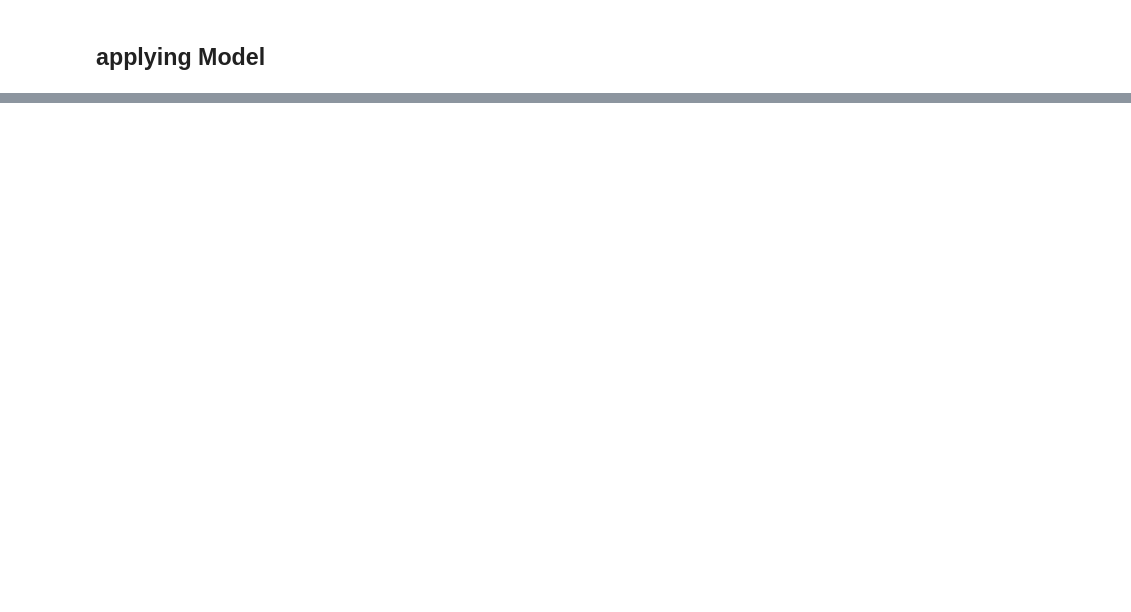
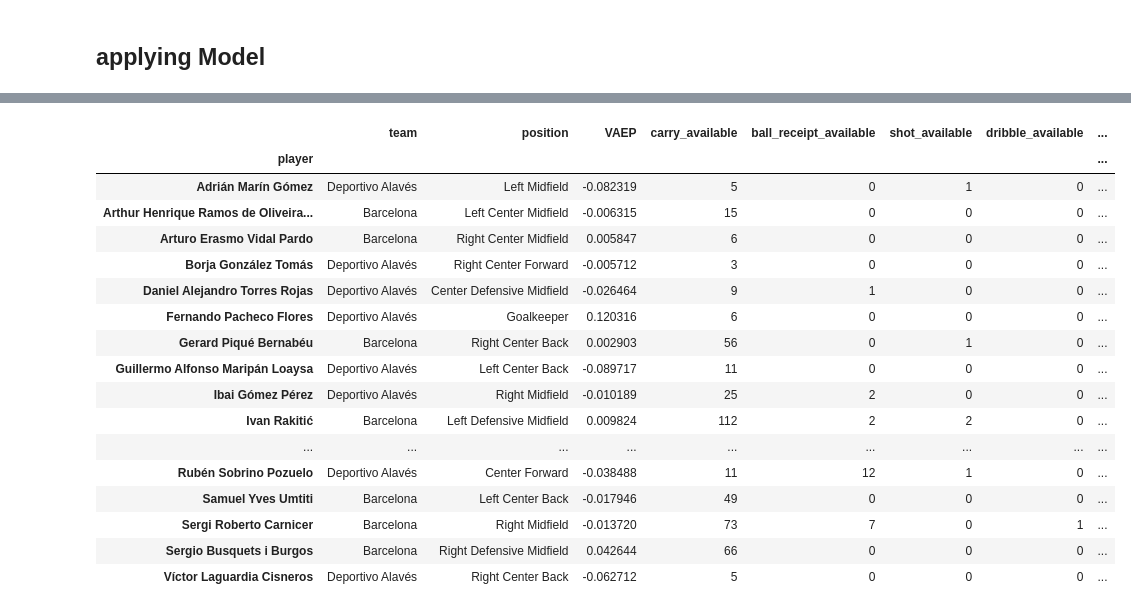
Before and after one commit to AndreTells/projet_RID_TII, a Jupyter notebook: analyse-metric2.ipynb, the cells around one changed output, grey strips where cells are left out. Cells and saved outputs as stored; diff of their text form; code cells hidden in the pictures; blank space fills up the shorter version.

```diff
--- a/analyse-metric2.ipynb
+++ b/analyse-metric2.ipynb
@@ -465,0 +460,3 @@ df3['VAEP'] = df3['delta_P_score'] - df3['delta_P_concede']
+# %%
+df3.info(verbose=True)
+df3['shot_outcome'] = df3['shot_outcome'].apply(lambda x: True if x == 'Goal' else False)
@@ -465,0 +481,26 @@ df3['VAEP'] = df3['delta_P_score'] - df3['delta_P_concede']
+# %%
+player_related = ["team", "player", "position", "VAEP", "carry_available", "ball_receipt_available", "shot_available", "dribble_available", "pass_available","shot_outcome"]
+df_players = df3.loc[:, player_related].groupby('player')
+# %%
+df_players = df_players.agg({"team": 'first', "position": 'first', "VAEP": 'mean', "carry_available": 'sum', "ball_receipt_available": 'sum', "shot_available": 'sum', "dribble_available":'sum', "pass_available":'sum', "shot_outcome":'sum'})
+# %%
+df_players
+# %% [output]
+|  | team | position | VAEP | carry_available | ball_receipt_available | shot_available | dribble_available | ... |
+| player |  |  |  |  |  |  |  | ... |
+| Adrián Marín Gómez | Deportivo Alavés | Left Midfield | -0.082319 | 5 | 0 | 1 | 0 | ... |
+| Arthur Henrique Ramos de Oliveira... | Barcelona | Left Center Midfield | -0.006315 | 15 | 0 | 0 | 0 | ... |
+| Arturo Erasmo Vidal Pardo | Barcelona | Right Center Midfield | 0.005847 | 6 | 0 | 0 | 0 | ... |
+| Borja González Tomás | Deportivo Alavés | Right Center Forward | -0.005712 | 3 | 0 | 0 | 0 | ... |
+| Daniel Alejandro Torres Rojas | Deportivo Alavés | Center Defensive Midfield | -0.026464 | 9 | 1 | 0 | 0 | ... |
+| Fernando Pacheco Flores | Deportivo Alavés | Goalkeeper | 0.120316 | 6 | 0 | 0 | 0 | ... |
+| Gerard Piqué Bernabéu | Barcelona | Right Center Back | 0.002903 | 56 | 0 | 1 | 0 | ... |
+| Guillermo Alfonso Maripán Loaysa | Deportivo Alavés | Left Center Back | -0.089717 | 11 | 0 | 0 | 0 | ... |
+| Ibai Gómez Pérez | Deportivo Alavés | Right Midfield | -0.010189 | 25 | 2 | 0 | 0 | ... |
+| Ivan Rakitić | Barcelona | Left Defensive Midfield | 0.009824 | 112 | 2 | 2 | 0 | ... |
+| ... | ... | ... | ... | ... | ... | ... | ... | ... |
+| Rubén Sobrino Pozuelo | Deportivo Alavés | Center Forward | -0.038488 | 11 | 12 | 1 | 0 | ... |
+| Samuel Yves Umtiti | Barcelona | Left Center Back | -0.017946 | 49 | 0 | 0 | 0 | ... |
+| Sergi Roberto Carnicer | Barcelona | Right Midfield | -0.013720 | 73 | 7 | 0 | 1 | ... |
+| Sergio Busquets i Burgos | Barcelona | Right Defensive Midfield | 0.042644 | 66 | 0 | 0 | 0 | ... |
+| Víctor Laguardia Cisneros | Deportivo Alavés | Right Center Back | -0.062712 | 5 | 0 | 0 | 0 | ... |
```
Also changed, not shown: parts of 13 cells of this notebook, 1 other file.
